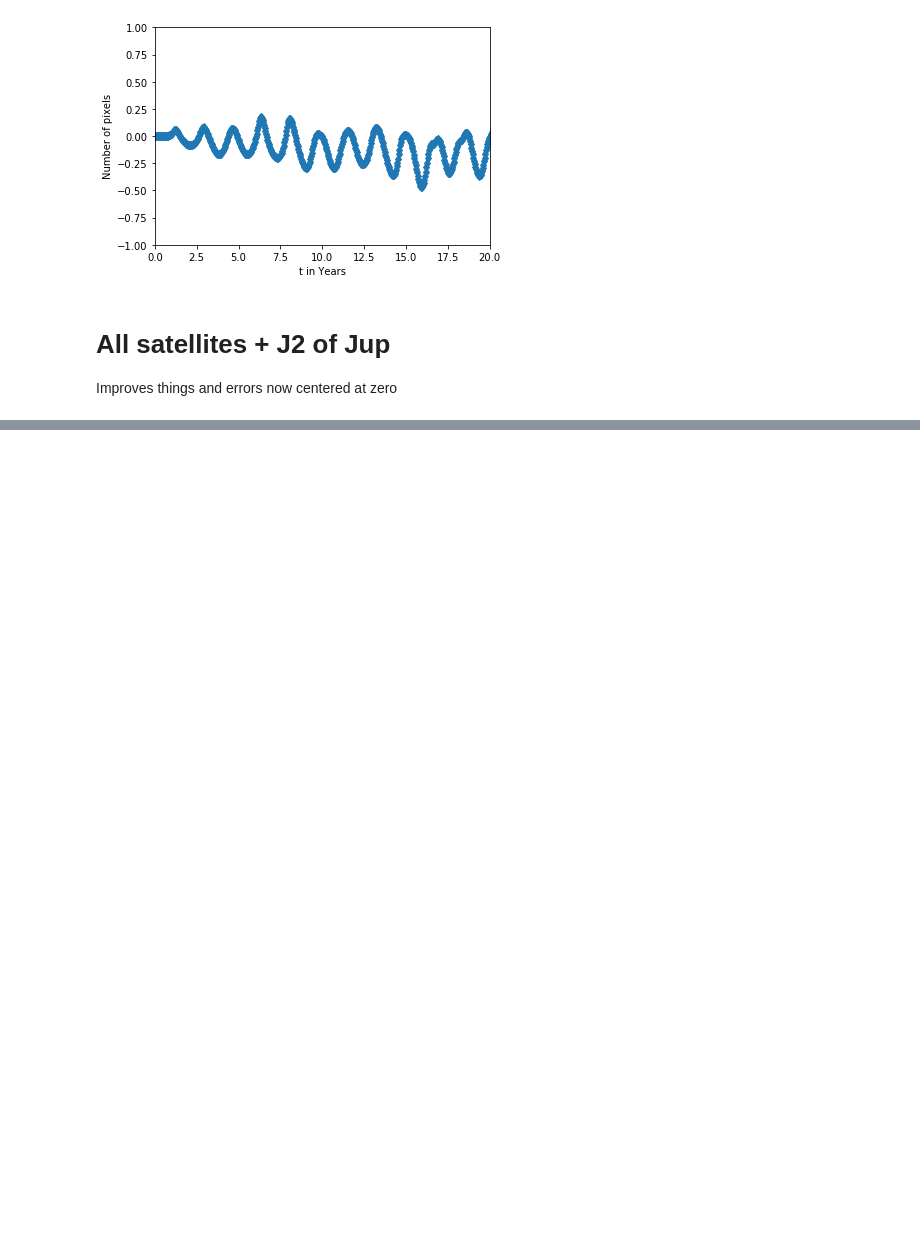
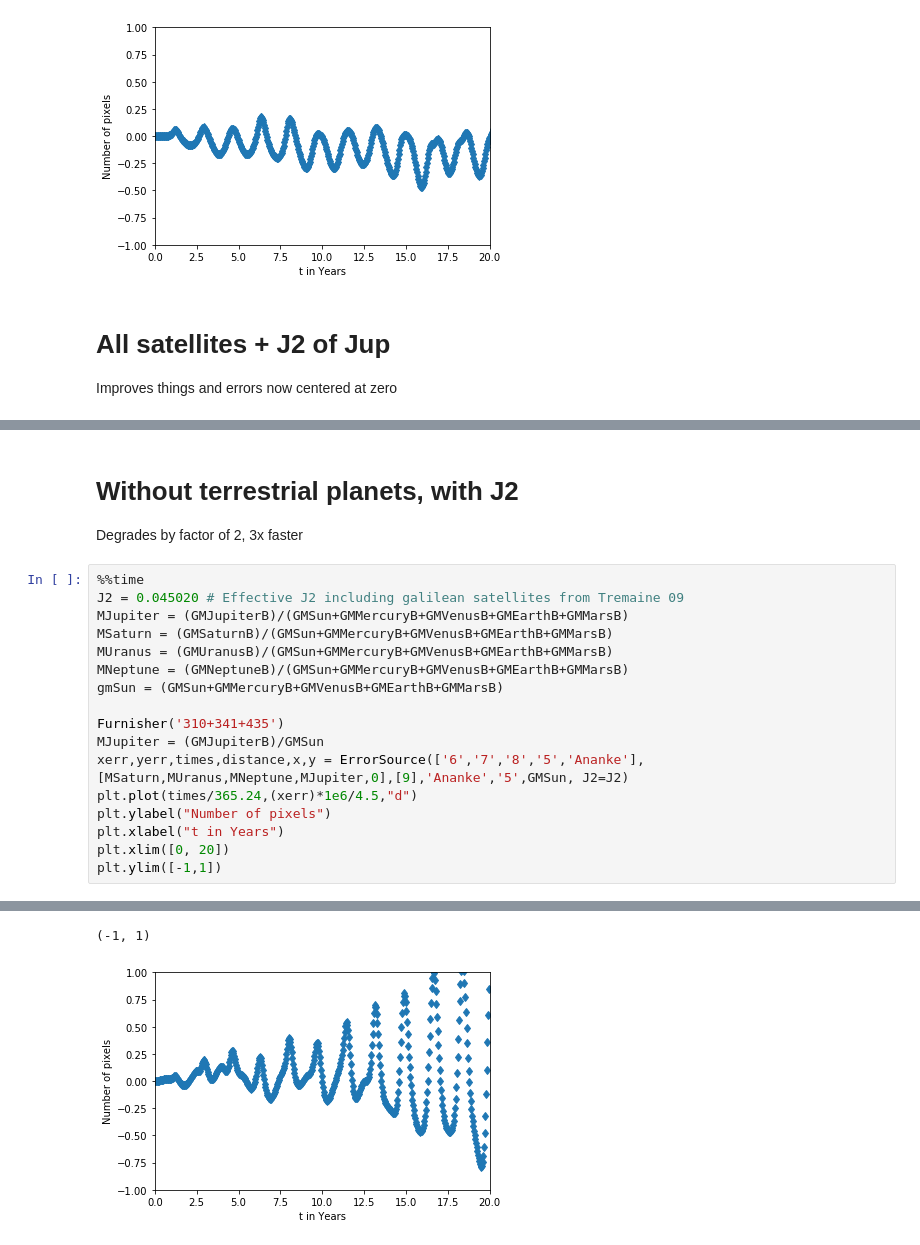
Before and after one commit to dtamayo/Irregular-Satellites, a Jupyter notebook: AnenkeEarthTests.ipynb, the cells around one changed output, grey strips where cells are left out. Cells and saved outputs as stored; diff of their text form; blank space fills up the shorter version.

```diff
--- a/AnenkeEarthTests.ipynb
+++ b/AnenkeEarthTests.ipynb
@@ -543,0 +571,22 @@ Wall time: 673 ms
+# %% [markdown]
+# Without terrestrial planets, with J2
+
+Degrades by factor of 2, 3x faster
+# %%
+%%time
+J2 = 0.045020 # Effective J2 including galilean satellites from Tremaine 09
+MJupiter = (GMJupiterB)/(GMSun+GMMercuryB+GMVenusB+GMEarthB+GMMarsB)
+MSaturn = (GMSaturnB)/(GMSun+GMMercuryB+GMVenusB+GMEarthB+GMMarsB)
+MUranus = (GMUranusB)/(GMSun+GMMercuryB+GMVenusB+GMEarthB+GMMarsB)
+MNeptune = (GMNeptuneB)/(GMSun+GMMercuryB+GMVenusB+GMEarthB+GMMarsB)
+gmSun = (GMSun+GMMercuryB+GMVenusB+GMEarthB+GMMarsB)
+
+Furnisher('310+341+435')
+MJupiter = (GMJupiterB)/GMSun
+xerr,yerr,times,distance,x,y = ErrorSource(['6','7','8','5','Ananke'],[MSaturn,MUranus,MNeptune,MJupiter,0],[9],'Ananke','5',GMSun, J2=J2)
+plt.plot(times/365.24,(xerr)*1e6/4.5,"d")
+plt.ylabel("Number of pixels")
+plt.xlabel("t in Years")
+plt.xlim([0, 20])
+plt.ylim([-1,1])
+# %% [output]
@@ -543,0 +597,2 @@ Wall time: 673 ms
+(-1, 1)
+[figure, added]
```
Also changed, not shown: parts of 6 cells of this notebook, 4 other files.
